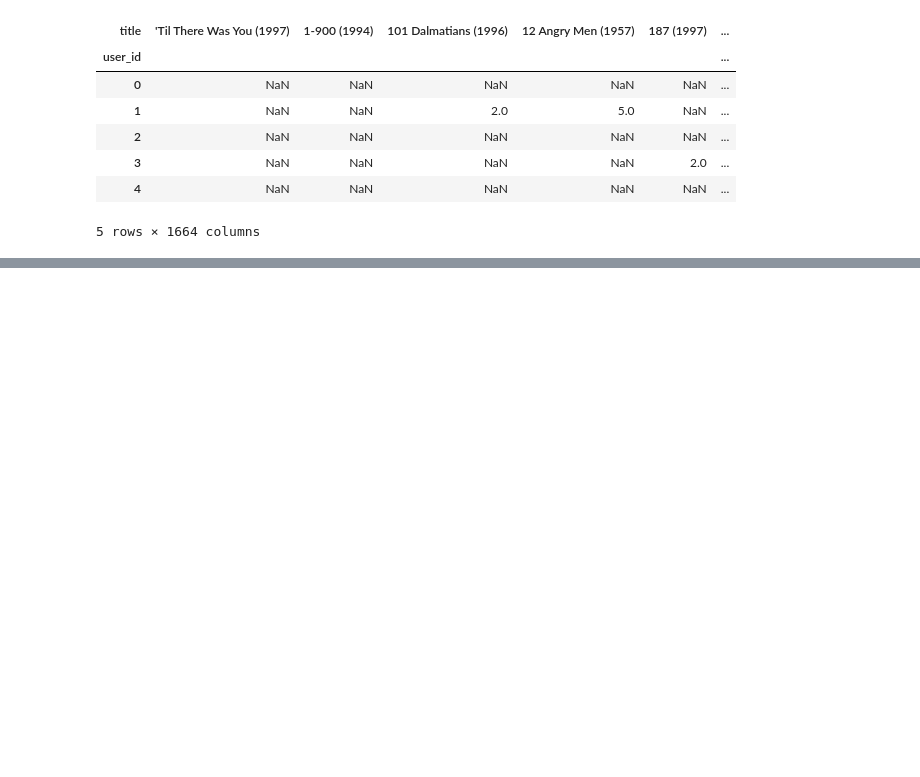
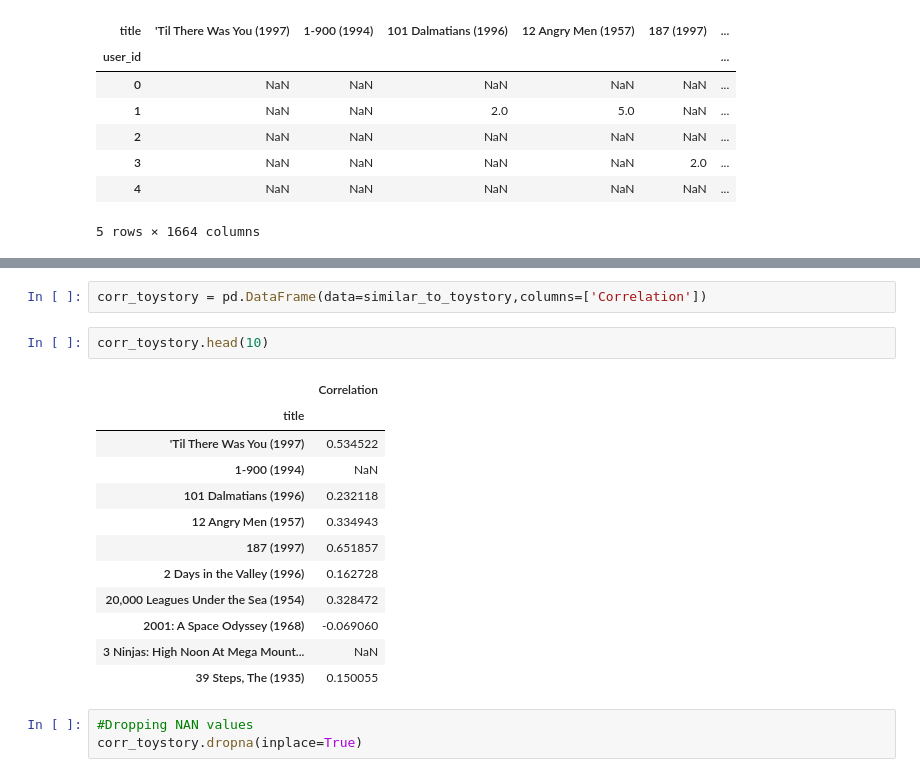
Before and after one commit to VamsiMohanRamineedi/Movie-Recommender-System, a Jupyter notebook: Movies_Recommender_System.ipynb, the cells around one changed output, grey strips where cells are left out. Cells and saved outputs as stored; diff of their text form; blank space fills up the shorter version.

```diff
--- a/Movies_Recommender_System.ipynb
+++ b/Movies_Recommender_System.ipynb
@@ -183,0 +202,20 @@ AttributeError: 'str' object has no attribute '_get_numeric_data'
+# %%
+corr_toystory = pd.DataFrame(data=similar_to_toystory,columns=['Correlation'])
+# %%
+corr_toystory.head(10)
+# %% [output]
+|  | Correlation |
+| title |  |
+| 'Til There Was You (1997) | 0.534522 |
+| 1-900 (1994) | NaN |
+| 101 Dalmatians (1996) | 0.232118 |
+| 12 Angry Men (1957) | 0.334943 |
+| 187 (1997) | 0.651857 |
+| 2 Days in the Valley (1996) | 0.162728 |
+| 20,000 Leagues Under the Sea (1954) | 0.328472 |
+| 2001: A Space Odyssey (1968) | -0.069060 |
+| 3 Ninjas: High Noon At Mega Mount... | NaN |
+| 39 Steps, The (1935) | 0.150055 |
+# %%
+#Dropping NAN values
+corr_toystory.dropna(inplace=True)
```
Also changed, not shown: parts of 16 cells of this notebook.
